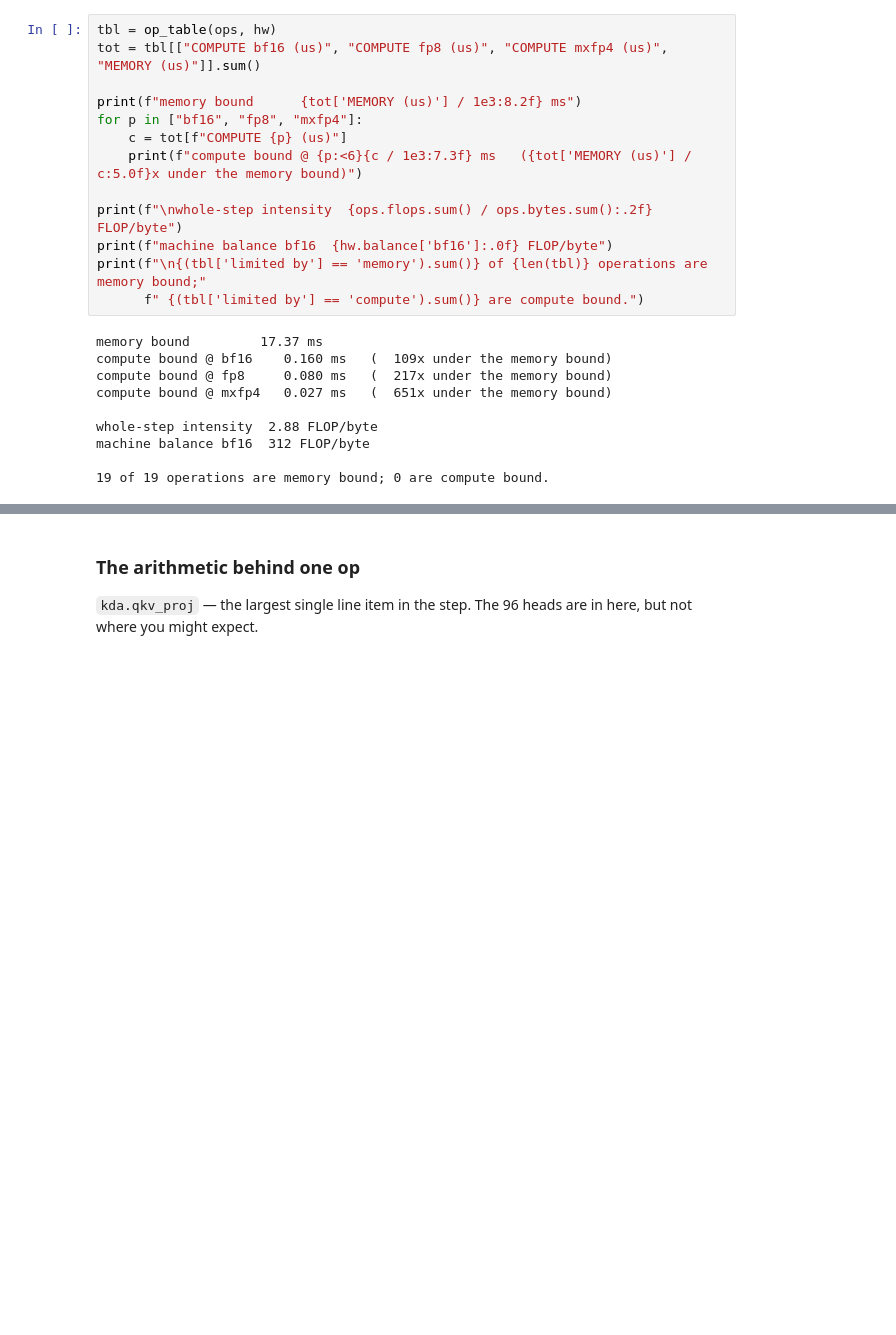
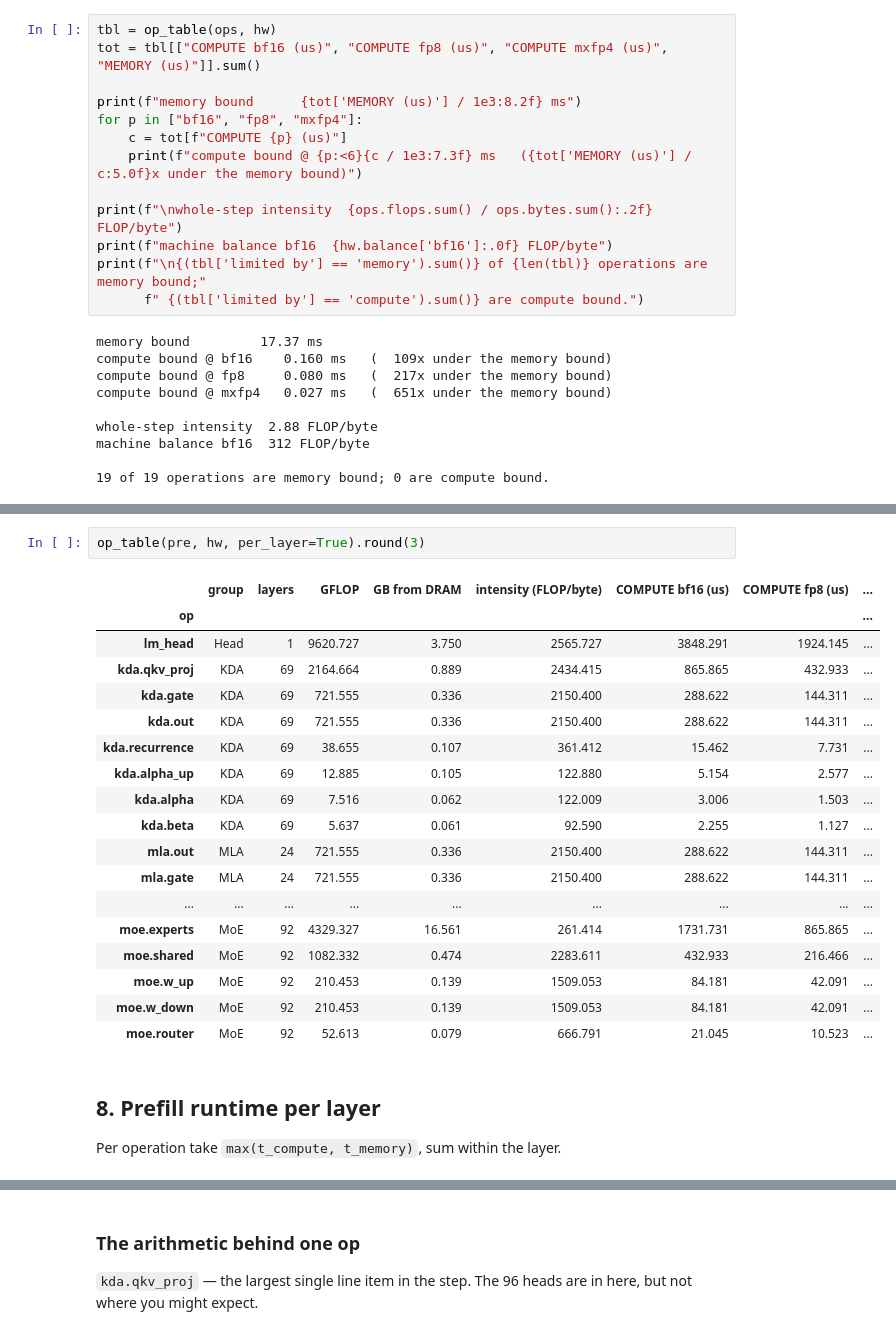
Before and after one commit to dougUCN/kimik3-exercise, a Jupyter notebook: roofline.ipynb, the cells around one changed output, grey strips where cells are left out. Drawn from its saved outputs; the diff is of its cells as text; blank space fills up the shorter version.

```diff
--- a/roofline.ipynb
+++ b/roofline.ipynb
@@ -340,0 +362,25 @@ one at all. Without those two things the same column would read ~6 TB at 1M
+# %%
+op_table(pre, hw, per_layer=True).round(3)
+# %% [output]
+|  | group | layers | GFLOP | GB from DRAM | intensity (FLOP/byte) | COMPUTE bf16 (us) | COMPUTE fp8 (us) | ... |
+| op |  |  |  |  |  |  |  | ... |
+| lm_head | Head | 1 | 9620.727 | 3.750 | 2565.727 | 3848.291 | 1924.145 | ... |
+| kda.qkv_proj | KDA | 69 | 2164.664 | 0.889 | 2434.415 | 865.865 | 432.933 | ... |
+| kda.gate | KDA | 69 | 721.555 | 0.336 | 2150.400 | 288.622 | 144.311 | ... |
+| kda.out | KDA | 69 | 721.555 | 0.336 | 2150.400 | 288.622 | 144.311 | ... |
+| kda.recurrence | KDA | 69 | 38.655 | 0.107 | 361.412 | 15.462 | 7.731 | ... |
+| kda.alpha_up | KDA | 69 | 12.885 | 0.105 | 122.880 | 5.154 | 2.577 | ... |
+| kda.alpha | KDA | 69 | 7.516 | 0.062 | 122.009 | 3.006 | 1.503 | ... |
+| kda.beta | KDA | 69 | 5.637 | 0.061 | 92.590 | 2.255 | 1.127 | ... |
+| mla.out | MLA | 24 | 721.555 | 0.336 | 2150.400 | 288.622 | 144.311 | ... |
+| mla.gate | MLA | 24 | 721.555 | 0.336 | 2150.400 | 288.622 | 144.311 | ... |
+| ... | ... | ... | ... | ... | ... | ... | ... | ... |
+| moe.experts | MoE | 92 | 4329.327 | 16.561 | 261.414 | 1731.731 | 865.865 | ... |
+| moe.shared | MoE | 92 | 1082.332 | 0.474 | 2283.611 | 432.933 | 216.466 | ... |
+| moe.w_up | MoE | 92 | 210.453 | 0.139 | 1509.053 | 84.181 | 42.091 | ... |
+| moe.w_down | MoE | 92 | 210.453 | 0.139 | 1509.053 | 84.181 | 42.091 | ... |
+| moe.router | MoE | 92 | 52.613 | 0.079 | 666.791 | 21.045 | 10.523 | ... |
+# %% [markdown]
+## 8. Prefill runtime per layer
+
+Per operation take `max(t_compute, t_memory)`, sum within the layer.
```
Also changed, not shown: parts of 46 cells of this notebook, 1 other file.
